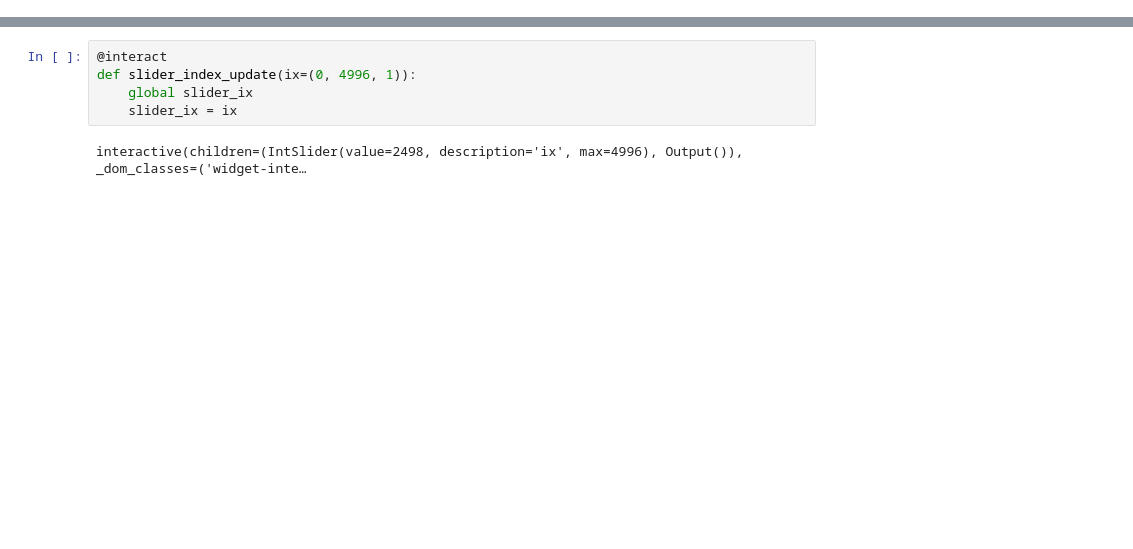
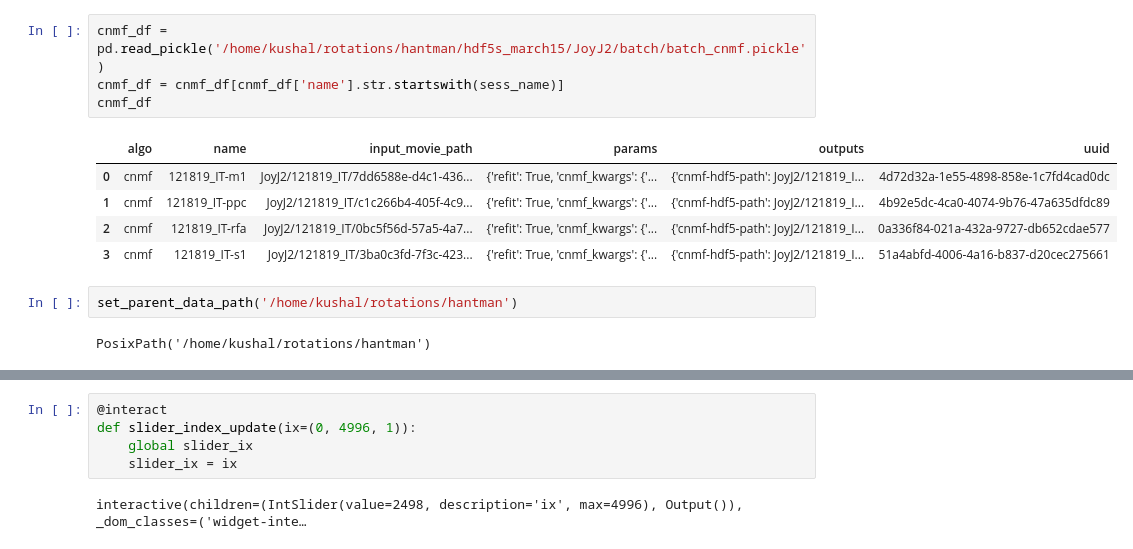
Before and after one commit to kushalkolar/wgpu-viz-prototype, a Jupyter notebook: scrolling_calcium_vids.ipynb, the cells around one changed output, grey strips where cells are left out. Saved outputs shown, nothing was run; the diff lists cells and outputs as text; blank space fills up the shorter version.

```diff
--- a/scrolling_calcium_vids.ipynb
+++ b/scrolling_calcium_vids.ipynb
@@ -7,3 +20,17 @@ memmap_list = list(Path('/home/kushal/rotations/hantman/JoyJ2/121819_IT/').glob(
+# %%
+cnmf_df = pd.read_pickle('/home/kushal/rotations/hantman/hdf5s_march15/JoyJ2/batch/batch_cnmf.pickle')
+cnmf_df = cnmf_df[cnmf_df['name'].str.startswith(sess_name)]
+cnmf_df
+# %% [output]
+|  | algo | name | input_movie_path | params | outputs | uuid |
+| 0 | cnmf | 121819_IT-m1 | JoyJ2/121819_IT/7dd6588e-d4c1-436... | {'refit': True, 'cnmf_kwargs': {'... | {'cnmf-hdf5-path': JoyJ2/121819_I... | 4d72d32a-1e55-4898-858e-1c7fd4cad0dc |
+| 1 | cnmf | 121819_IT-ppc | JoyJ2/121819_IT/c1c266b4-405f-4c9... | {'refit': True, 'cnmf_kwargs': {'... | {'cnmf-hdf5-path': JoyJ2/121819_I... | 4b92e5dc-4ca0-4074-9b76-47a635dfdc89 |
+| 2 | cnmf | 121819_IT-rfa | JoyJ2/121819_IT/0bc5f56d-57a5-4a7... | {'refit': True, 'cnmf_kwargs': {'... | {'cnmf-hdf5-path': JoyJ2/121819_I... | 0a336f84-021a-432a-9727-db652cdae577 |
+| 3 | cnmf | 121819_IT-s1 | JoyJ2/121819_IT/3ba0c3fd-7f3c-423... | {'refit': True, 'cnmf_kwargs': {'... | {'cnmf-hdf5-path': JoyJ2/121819_I... | 51a4abfd-4006-4a16-b837-d20cec275661 |
+# %%
+set_parent_data_path('/home/kushal/rotations/hantman')
+# %% [output]
+PosixPath('/home/kushal/rotations/hantman')
 # %%
 import numpy as np
 import imageio
```
Also changed, not shown: parts of 6 cells of this notebook, 1 other file.
